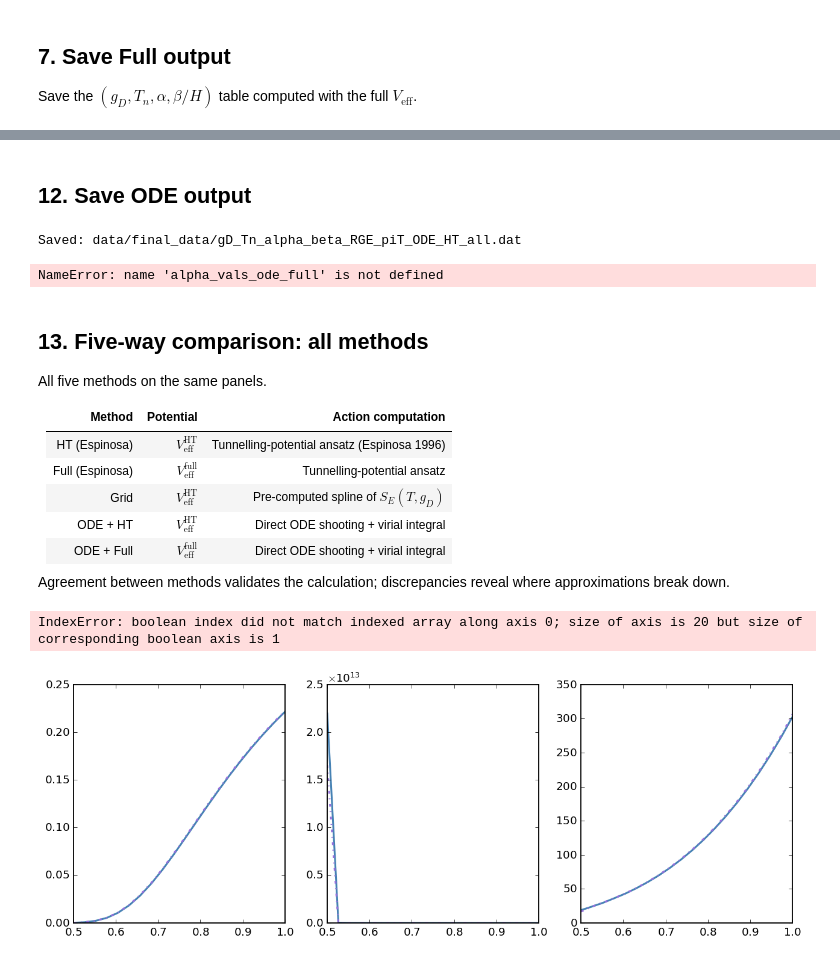
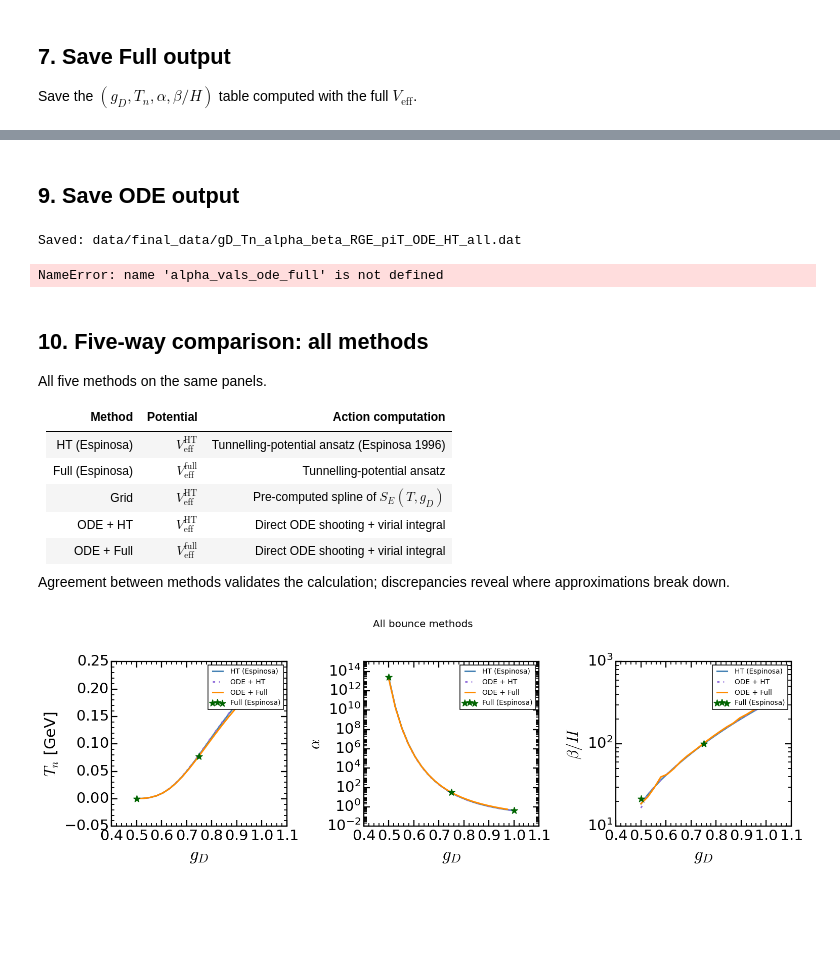
Before and after one commit to mquezada13/FOPT_Dark_Photon_DRalgo, a Jupyter notebook: notebooks/demo_FOPT_params.ipynb, the cells around one changed output, grey strips where cells are left out. Cells and saved outputs as stored; diff of their text form; code cells hidden in the pictures; blank space fills up the shorter version.

```diff
--- a/notebooks/demo_FOPT_params.ipynb
+++ b/notebooks/demo_FOPT_params.ipynb
@@ -320,31 +257,0 @@ All three methods on the same panels.  Differences reveal the combined error of
-# %%
-fig, axes = plt.subplots(1, 3, figsize=(14, 4.5), dpi=110)
-fig.patch.set_facecolor('white')
-
-# HT and Grid: line plots
-line_styles = [
-    ("HT",   gD_vals,      Tn_vals,      alpha_vals,      beta_vals,      'steelblue', 'o-'),
-    ("Grid", gD_vals_grid, Tn_vals_grid, alpha_vals_grid, beta_vals_grid, 'firebrick', '^:'),
-]
-for label, gd_v, Tn_v, a_v, b_v, color, ls in line_styles:
-    m_Tn = np.isfinite(Tn_v)
-    axes[0].plot(gd_v[m_Tn],                    Tn_v[m_Tn],              ls, lw=2, color=color, label=label)
-    axes[1].plot(gd_v[m_Tn & np.isfinite(a_v)], a_v[m_Tn & np.isfinite(a_v)], ls, lw=2, color=color, label=label)
-    axes[2].plot(gd_v[m_Tn & np.isfinite(b_v)], b_v[m_Tn & np.isfinite(b_v)], ls, lw=2, color=color, label=label)
-
-# Full: scatter only (3 points)
-m_full = np.isfinite(Tn_vals_full)
-axes[0].scatter(gD_vals_full[m_full],                              Tn_vals_full[m_full],              s=80, marker='*', color='darkgreen', zorder=5, label='Full')
-axes[1].scatter(gD_vals_full[m_full & np.isfinite(alpha_vals_full)], alpha_vals_full[m_full & np.isfinite(alpha_vals_full)], s=80, marker='*', color='darkgreen', zorder=5, label='Full')
-axes[2].scatter(gD_vals_full[m_full & np.isfinite(beta_vals_full)],  beta_vals_full[m_full & np.isfinite(beta_vals_full)],  s=80, marker='*', color='darkgreen', zorder=5, label='Full')
-
-ps.apply_standard_formatting(axes[0], xlabel=r'$g_D$', ylabel=r'$T_n$')
-ps.apply_standard_formatting(axes[1], ylog=True, xlabel=r'$g_D$', ylabel=r'$\alpha$')
-ps.apply_standard_formatting(axes[2], ylog=True, xlabel=r'$g_D$', ylabel=r'$\beta/H$')
-
-for ax_i in axes:
-    ax_i.legend(fontsize=10)
-    ax_i.text(0.97, 0.95, fr'$\mu = \pi T$', transform=ax_i.transAxes,
-              ha='right', va='top', fontsize=10, color='gray')
-
-plt.tight_layout()
@@ -466,7 +360,7 @@ for gD, Tn_i in zip(gD_vals, Tn_vals_ode_full):
 alpha_vals_ode_full = np.array(alpha_vals_ode_full)
 beta_vals_ode_full  = np.array(beta_vals_ode_full)
 # %% [markdown]
-## 12. Save ODE output
+## 9. Save ODE output
 # %%
 import os
 os.makedirs("../data/final_data", exist_ok=True)
@@ -493,7 +387,7 @@ print(f"  {n_gD} rows, gD in [{gD_vals[0]:.2f}, {gD_vals[-1]:.2f}]")
 Saved: data/final_data/gD_Tn_alpha_beta_RGE_piT_ODE_HT_all.dat
 NameError: name 'alpha_vals_ode_full' is not defined
 # %% [markdown]
-## 13. Five-way comparison: all methods
+## 10. Five-way comparison: all methods
 
 All five methods on the same panels.
 
@@ -512,33 +406,32 @@ fig.patch.set_facecolor('white')
 
 # Line plots for methods with full gD coverage
 line_styles = [
     ("HT (Espinosa)",  gD_vals,      Tn_vals,          alpha_vals,          beta_vals,          'steelblue',   '-'),
     ("ODE + HT",       gD_vals,      Tn_vals_ode_ht,   alpha_vals_ode_ht,   beta_vals_ode_ht,   'mediumpurple','-.'),
-    ("ODE + Full",     gD_vals,      Tn_vals_ode_full, alpha_vals_ode_full, beta_vals_ode_full, 'darkorange',  'P--'),
+    ("ODE + Full",     gD_vals,      Tn_vals_ode_full, alpha_vals_ode_full, beta_vals_ode_full, 'darkorange',  '-'),
 ]
 for label, gd_v, Tn_v, a_v, b_v, color, ls in line_styles:
     m_Tn = np.isfinite(Tn_v)
     axes[0].plot(gd_v[m_Tn],                          Tn_v[m_Tn],                          ls, lw=2, color=color, label=label)
     axes[1].plot(gd_v[m_Tn & np.isfinite(a_v)],      a_v[m_Tn & np.isfinite(a_v)],      ls, lw=2, color=color, label=label)
     axes[2].plot(gd_v[m_Tn & np.isfinite(b_v)],      b_v[m_Tn & np.isfinite(b_v)],      ls, lw=2, color=color, label=label)
 
 # Full (Espinosa): scatter only (3 points)
 m_full = np.isfinite(Tn_vals_full)
 axes[0].scatter(gD_vals_full[m_full],                                Tn_vals_full[m_full],                                s=80, marker='*', color='darkgreen', zorder=5, label='Full (Espinosa)')
 axes[1].scatter(gD_vals_full[m_full & np.isfinite(alpha_vals_full)], alpha_vals_full[m_full & np.isfinite(alpha_vals_full)], s=80, marker='*', color='darkgreen', zorder=5, label='Full (Espinosa)')
 axes[2].scatter(gD_vals_full[m_full & np.isfinite(beta_vals_full)],  beta_vals_full[m_full & np.isfinite(beta_vals_full)],  s=80, marker='*', color='darkgreen', zorder=5, label='Full (Espinosa)')
 
 ps.apply_standard_formatting(axes[0], xlabel=r'$g_D$', ylabel=r'$T_n$ [GeV]')
 ps.apply_standard_formatting(axes[1], ylog=True, xlabel=r'$g_D$', ylabel=r'$\alpha$')
 ps.apply_standard_formatting(axes[2], ylog=True, xlabel=r'$g_D$', ylabel=r'$\beta/H$')
 
 for ax_i in axes:
     ax_i.legend(fontsize=9)
     ax_i.text(0.97, 0.95, r'$\mu = \pi T$', transform=ax_i.transAxes,
               ha='right', va='top', fontsize=10, color='gray')
 
 plt.suptitle("All bounce methods", fontsize=13, y=1.02)
 plt.tight_layout()
 # %% [output]
-IndexError: boolean index did not match indexed array along axis 0; size of axis is 20 but size of corresponding boolean axis is 1
-[figure, old version]
+[figure, new version]
```
Also changed, not shown: parts of 7 cells of this notebook.
